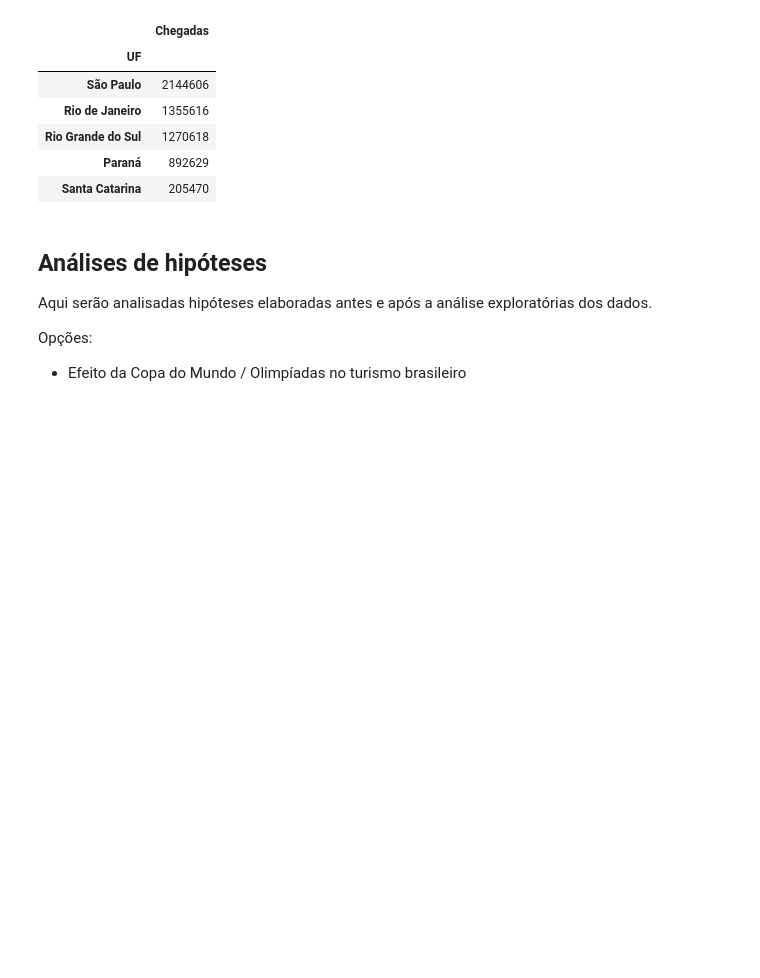
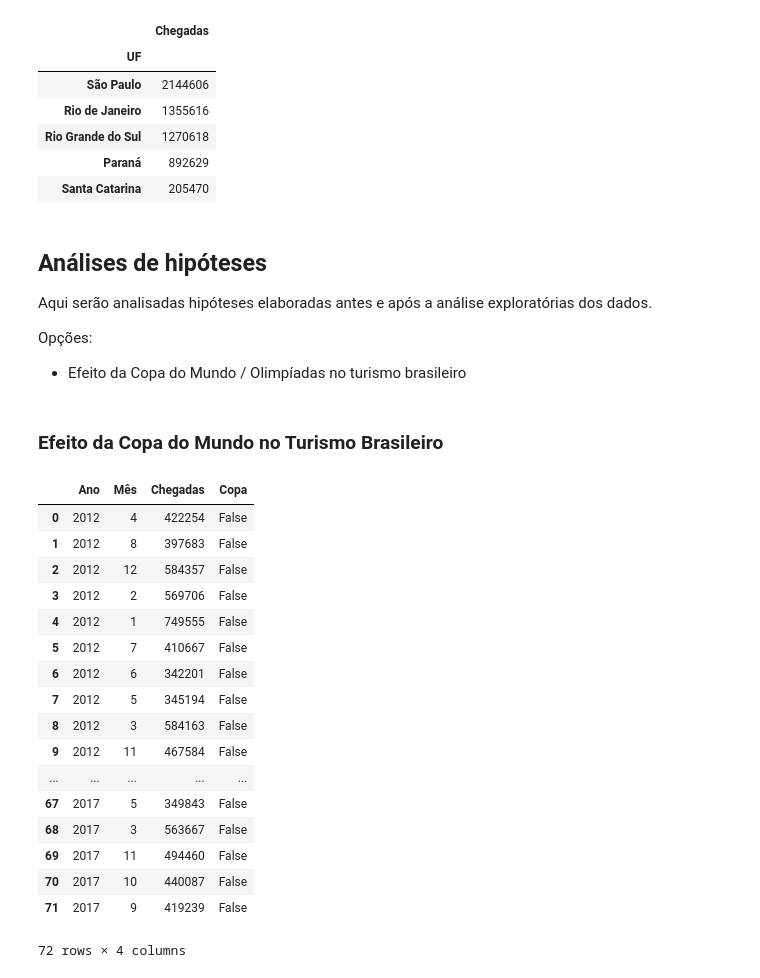
Before and after one commit to if1015-datascience-ufpe/2018-2-projeto-agua-de-coco, a Jupyter notebook: Análise Turistas.ipynb, the cells around one changed output. Cells and saved outputs as stored; diff of their text form; code cells hidden in the pictures; blank space fills up the shorter version.

```diff
--- a/Análise Turistas.ipynb
+++ b/Análise Turistas.ipynb
@@ -287,3 +292,30 @@ Aqui serão analisadas hipóteses elaboradas antes e após a análise explorató
 
 Opções:
 * Efeito da Copa do Mundo / Olimpíadas no turismo brasileiro
+# %% [markdown]
+### Efeito da Copa do Mundo no Turismo Brasileiro
+# %%
+chegadas = pd.DataFrame(pd
+    .concat([chegadas_2012, chegadas_2013, chegadas_2014, chegadas_2015, chegadas_2016, chegadas_2017])
+    .groupby(['Ano', 'Mês'], as_index=False).Chegadas.sum())
+chegadas['Copa'] = chegadas.apply(lambda x: (int(x['Mês']) == 6 or int(x['Mês']) == 7) and int(x['Ano']) == 2014, axis=1)
+chegadas
+# %% [output]
+|  | Ano | Mês | Chegadas | Copa |
+| 0 | 2012 | 4 | 422254 | False |
+| 1 | 2012 | 8 | 397683 | False |
+| 2 | 2012 | 12 | 584357 | False |
+| 3 | 2012 | 2 | 569706 | False |
+| 4 | 2012 | 1 | 749555 | False |
+| 5 | 2012 | 7 | 410667 | False |
+| 6 | 2012 | 6 | 342201 | False |
+| 7 | 2012 | 5 | 345194 | False |
+| 8 | 2012 | 3 | 584163 | False |
+| 9 | 2012 | 11 | 467584 | False |
+| ... | ... | ... | ... | ... |
+| 67 | 2017 | 5 | 349843 | False |
+| 68 | 2017 | 3 | 563667 | False |
+| 69 | 2017 | 11 | 494460 | False |
+| 70 | 2017 | 10 | 440087 | False |
+| 71 | 2017 | 9 | 419239 | False |
+72 rows × 4 columns
```
Also changed, not shown: parts of 4 cells of this notebook, 1 other file.
